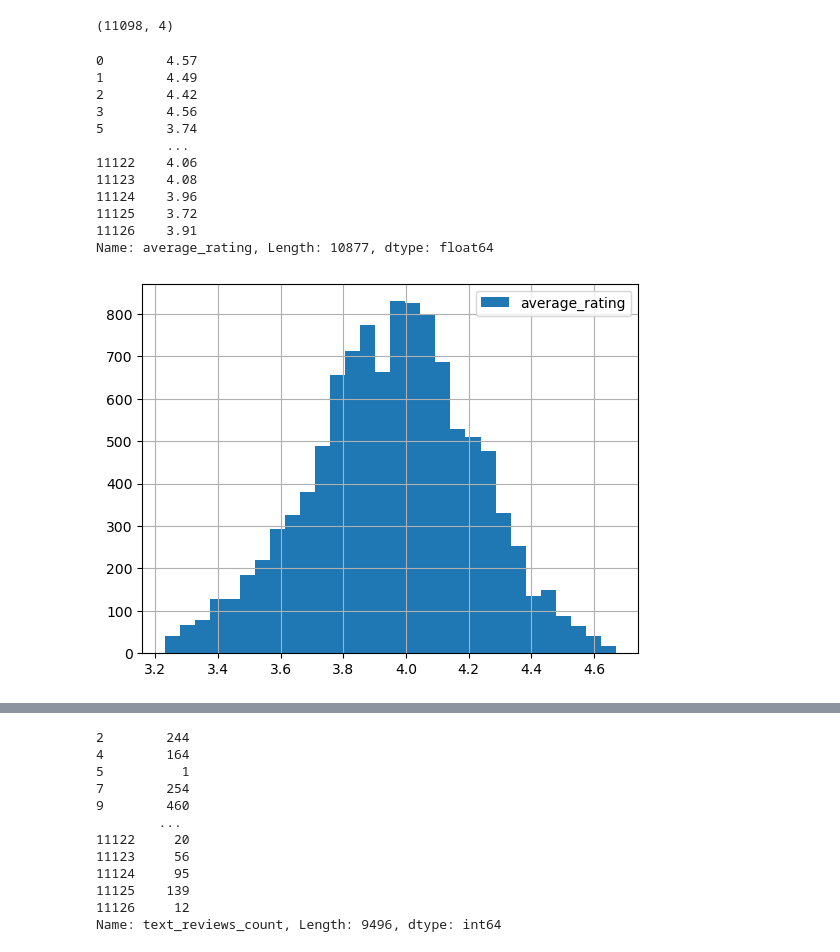
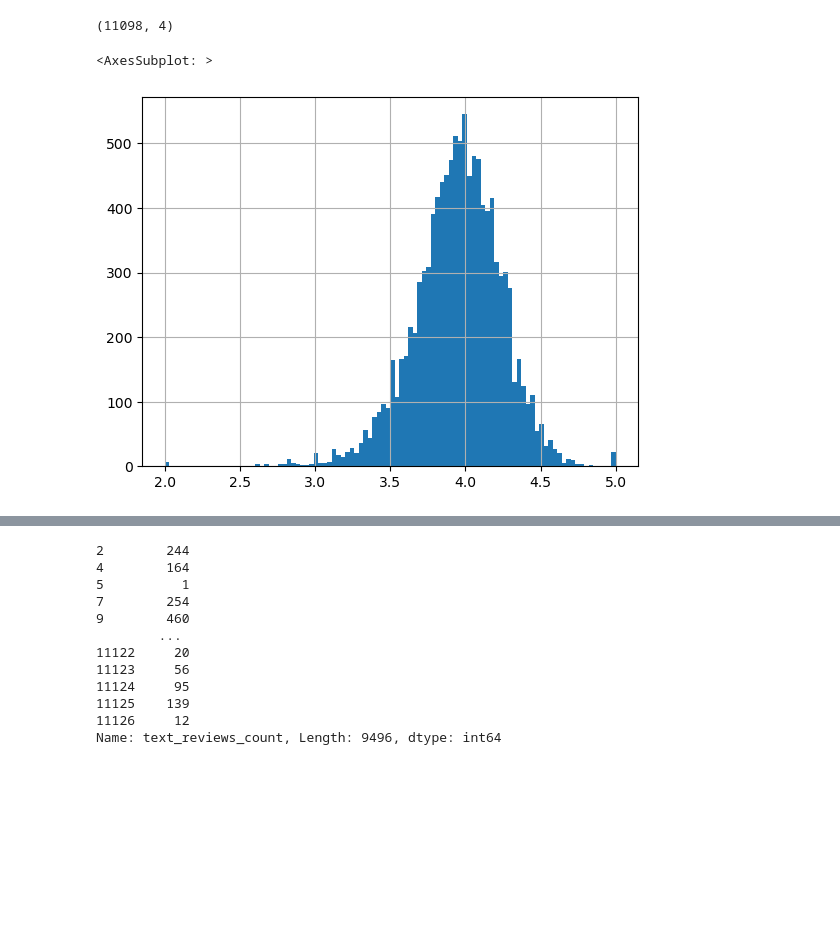
Before and after one commit to phenixMaster/books_rating_project_python_main, a Jupyter notebook: Python_labs_project.ipynb, the cells around one changed output, grey strips where cells are left out. Drawn from its saved outputs; the diff is of its cells as text; code cells hidden in the pictures; blank space fills up the shorter version.

Commit message:
outliers effect

```diff
--- a/Python_labs_project.ipynb
+++ b/Python_labs_project.ipynb
@@ -668,17 +670,6 @@ def remove_outliers(X,bins = 50, plot = "bool"):
     return X
 # %%
-remove_outliers(df.average_rating, bins = 30)
+df2.average_rating.hist(bins = 100)
 # %% [output]
-0        4.57
-1        4.49
-2        4.42
-3        4.56
-5        3.74
-         ...
-11122    4.06
-11123    4.08
-11124    3.96
-11125    3.72
-11126    3.91
-Name: average_rating, Length: 10877, dtype: float64
+<AxesSubplot: >
-[figure, old version]
+[figure, new version]
```
Also changed, not shown: parts of 11 cells of this notebook, 1 other file.
